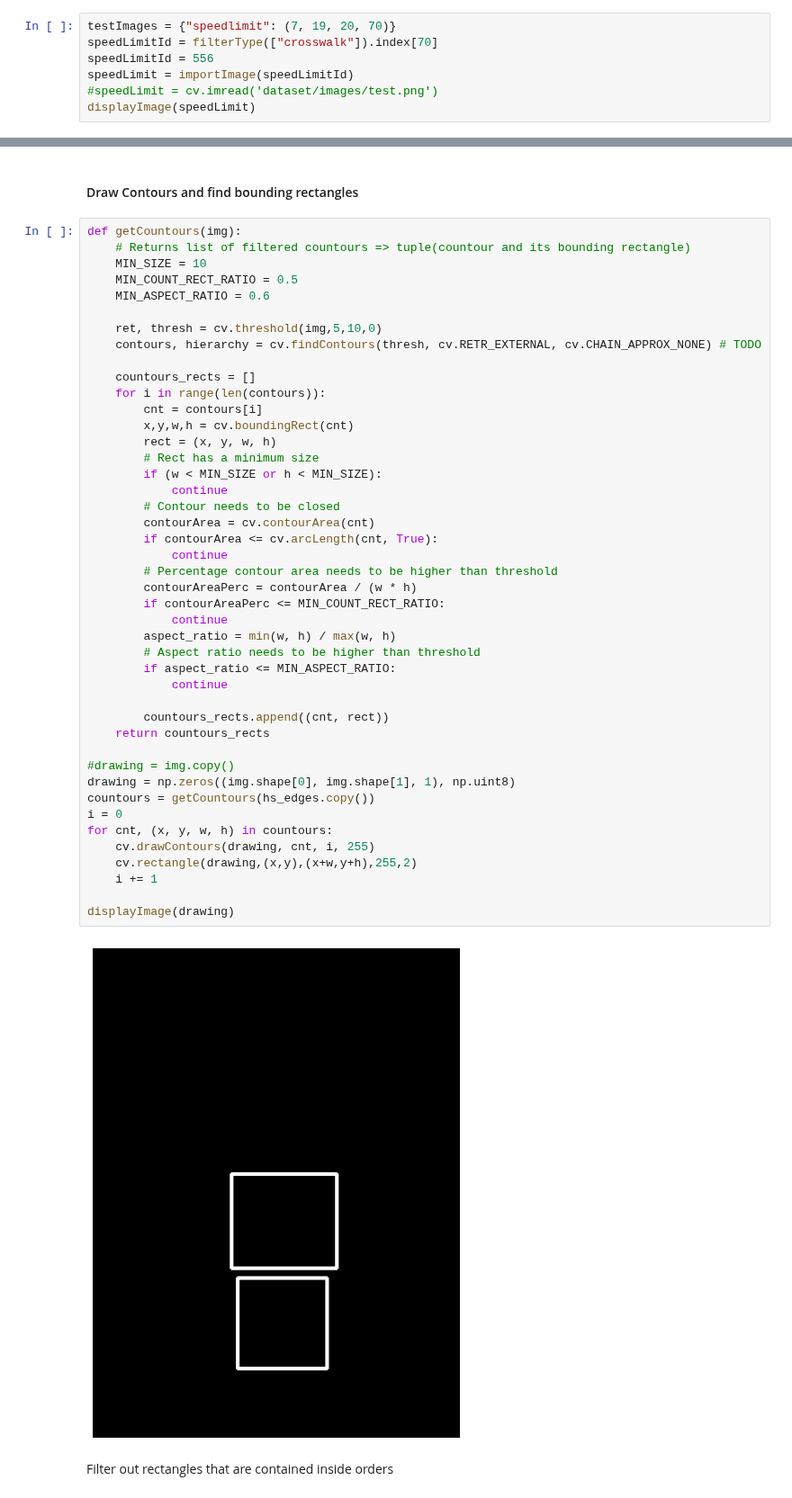
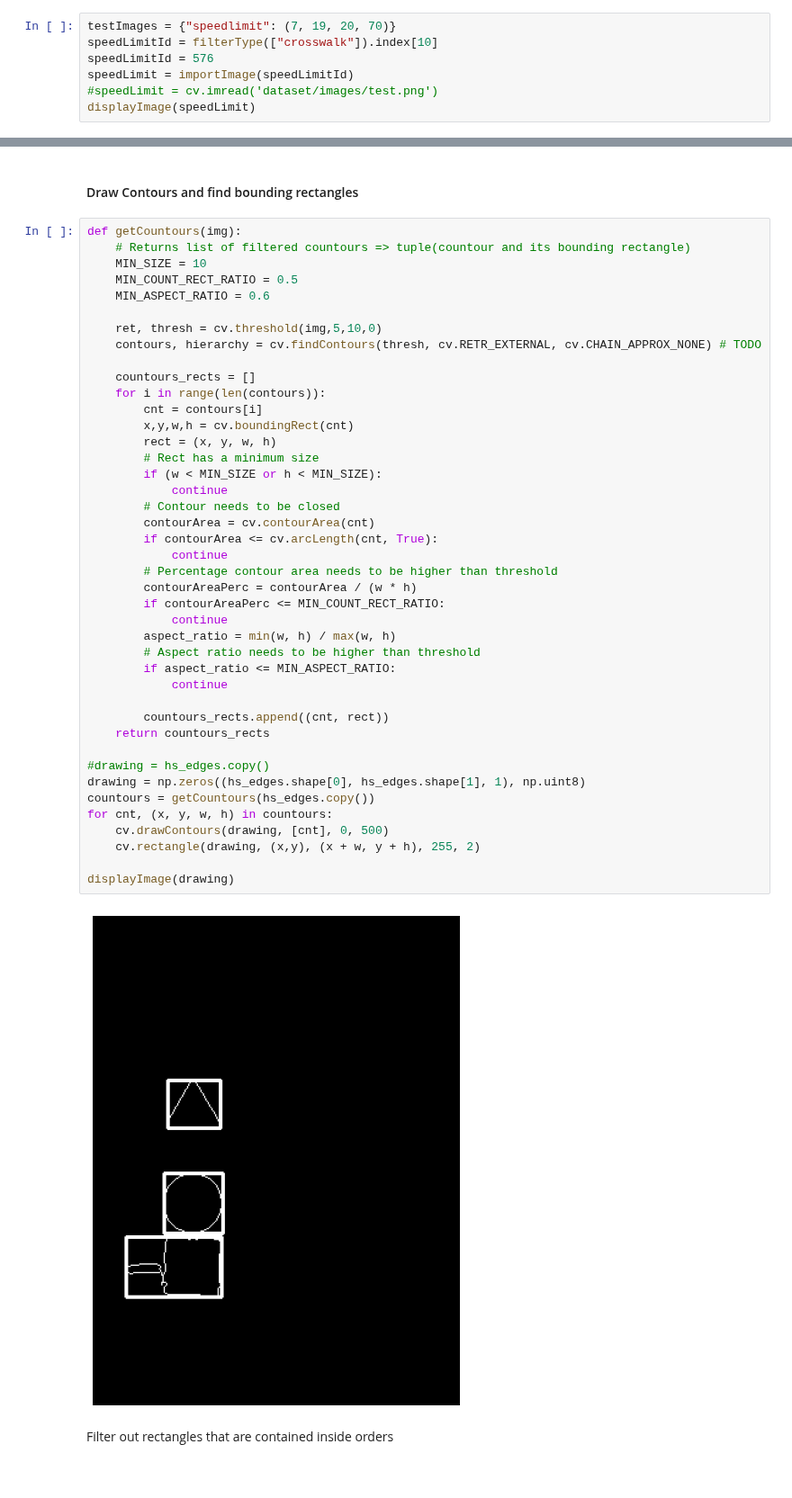
Before and after one commit to joaolucasmartins/VC2022, a Jupyter notebook: notebook.ipynb, the cells around one changed output, grey strips where cells are left out. Shown at 90% size. Saved outputs shown, nothing was run; the diff lists cells and outputs as text.

```diff
--- a/notebook.ipynb
+++ b/notebook.ipynb
@@ -90,8 +90,8 @@ filterType(["speedlimit"])
 Nesta secção iremos delimitar quais as áreas em que estamos interessados em analisar. Estas regiões correspondem às que contêm os sinais. Para isso iremos usar o colorspace HSV para filtrar as cores de interesse: **azul** e **vermelho**
 # %%
 testImages = {"speedlimit": (7, 19, 20, 70)}
-speedLimitId = filterType(["crosswalk"]).index[70]
-speedLimitId = 556
+speedLimitId = filterType(["crosswalk"]).index[10]
+speedLimitId = 576
 speedLimit = importImage(speedLimitId)
 #speedLimit = cv.imread('dataset/images/test.png')
 displayImage(speedLimit)
@@ -216,40 +216,38 @@ def getCountours(img):
 
     countours_rects = []
     for i in range(len(contours)):
         cnt = contours[i]
         x,y,w,h = cv.boundingRect(cnt)
         rect = (x, y, w, h)
         # Rect has a minimum size
         if (w < MIN_SIZE or h < MIN_SIZE):
             continue
         # Contour needs to be closed
         contourArea = cv.contourArea(cnt)
         if contourArea <= cv.arcLength(cnt, True):
             continue
         # Percentage contour area needs to be higher than threshold
         contourAreaPerc = contourArea / (w * h)
         if contourAreaPerc <= MIN_COUNT_RECT_RATIO:
             continue
         aspect_ratio = min(w, h) / max(w, h)
         # Aspect ratio needs to be higher than threshold
         if aspect_ratio <= MIN_ASPECT_RATIO:
             continue
 
         countours_rects.append((cnt, rect))
     return countours_rects
 
-#drawing = img.copy()
-drawing = np.zeros((img.shape[0], img.shape[1], 1), np.uint8)
+#drawing = hs_edges.copy()
+drawing = np.zeros((hs_edges.shape[0], hs_edges.shape[1], 1), np.uint8)
 countours = getCountours(hs_edges.copy())
-i = 0
 for cnt, (x, y, w, h) in countours:
-    cv.drawContours(drawing, cnt, i, 255)
-    cv.rectangle(drawing,(x,y),(x+w,y+h),255,2)
-    i += 1
+    cv.drawContours(drawing, [cnt], 0, 500)
+    cv.rectangle(drawing, (x,y), (x + w, y + h), 255, 2)
 
 displayImage(drawing)
 # %% [output]
-[figure, old version]
+[figure, new version]
 # %% [markdown]
 Filter out rectangles that are contained inside orders
 # %%
```
Also changed, not shown: parts of 11 cells of this notebook.
